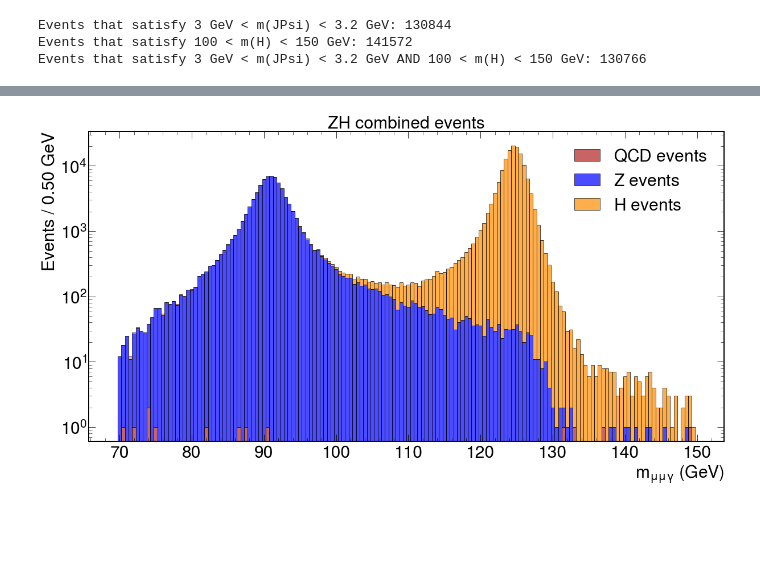
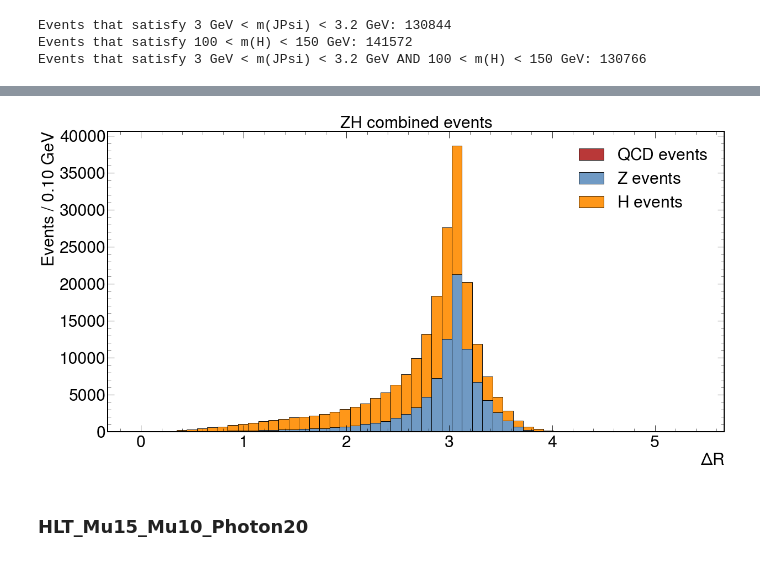
Before and after one commit to javivilladamigo/ResearchActivities, a Jupyter notebook: efficiencies.ipynb, the cells around one changed output, grey strips where cells are left out. Drawn from its saved outputs; the diff is of its cells as text; code cells hidden in the pictures; blank space fills up the shorter version.

Commit message:
added alternate triggers and merged cells

```diff
--- a/efficiencies.ipynb
+++ b/efficiencies.ipynb
@@ -11,4 +11,5 @@ import awkward as ak
 import matplotlib.pyplot as plt
 import mplhep as hep
 plt.style.use([hep.style.CMS])
+QCD_color, Z_color, H_color = ["firebrick", "#608fbe", "darkorange"]
 from coffea.nanoevents import NanoEventsFactory, NanoAODSchema
@@ -635,0 +712,6 @@ plt.savefig("plots/combinedEventsTest_JPsi.pdf")
+# %%
+thMuon1, thMuon2, thPhoton, triggerpath = 15., 10., 15., "HLT_Mu15_Mu10_Photon15"
+# %%
+QCD_mask_kin = (QCD_events.Muon1.pt > thMuon1) & (QCD_events.Muon2.pt > thMuon2) & (QCD_events.Photon1.pt > thPhoton)
+Z_mask_kin = (Z_events.Muon1.pt > thMuon1) & (Z_events.Muon2.pt > thMuon2) & (Z_events.Photon1.pt > thPhoton)
+H_mask_kin = (H_events.Muon1.pt > thMuon1) & (H_events.Muon2.pt > thMuon2) & (H_events.Photon1.pt > thPhoton)
@@ -636,42 +790,44 @@ plt.savefig("plots/combinedEventsTest_JPsi.pdf")
 # %%
-HorZ_QCD = QCD_events.HorZ[QCD_mask_kin_HLT]
-HorZ_Z = Z_events.HorZ[Z_mask_kin_HLT]
-HorZ_H = H_events.HorZ[H_mask_kin_HLT]
+HorZ_QCD = QCD_events.HorZ[QCD_mask_kin]
+HorZ_Z = Z_events.HorZ[Z_mask_kin]
+HorZ_H = H_events.HorZ[H_mask_kin]
 # %%
-_min = 70.
-_max = 150. # max(ak.max(JPsi_QCD.mass), ak.max(JPsi_Z.mass), ak.max(JPsi_H.mass))
-width = .5 # GeV
+_min = 0
+_max = max(ak.max(HorZ_QCD.dR), ak.max(HorZ_Z.dR), ak.max(HorZ_H.dR))
+width = .1 # GeV
 nbins = int(round((_max - _min) / width)) + 1
 xbins = np.linspace(_min, _max, nbins)
 
-_HorZ_mass_QCD =  ak.flatten(HorZ_QCD.mass[(HorZ_QCD.mass > _min) & (HorZ_QCD.mass < _max)], axis = None)
-_HorZ_mass_Z =  ak.flatten(HorZ_Z.mass[(HorZ_Z.mass > _min) & (HorZ_Z.mass < _max)], axis = None)
-_HorZ_mass_H =  ak.flatten(HorZ_H.mass[(HorZ_H.mass > _min) & (HorZ_H.mass < _max)], axis = None)
+_HorZ_dR_QCD =  ak.flatten(HorZ_QCD.dR[(HorZ_QCD.dR > _min) & (HorZ_QCD.dR < _max)], axis = None)
+_HorZ_dR_Z =  ak.flatten(HorZ_Z.dR[(HorZ_Z.dR > _min) & (HorZ_Z.dR < _max)], axis = None)
+_HorZ_dR_H =  ak.flatten(HorZ_H.dR[(HorZ_H.dR > _min) & (HorZ_H.dR < _max)], axis = None)
 
-_HorZ_mass = [ak.to_numpy(_HorZ_mass_QCD), ak.to_numpy(_HorZ_mass_Z), ak.to_numpy(_HorZ_mass_H)]
+_HorZ_dR = [ak.to_numpy(_HorZ_dR_QCD), ak.to_numpy(_HorZ_dR_Z), ak.to_numpy(_HorZ_dR_H)]
 labels = ["${\\rm QCD\ events}$", "${\\rm Z\ events}$", "${\\rm H\ events}$"]
-colors = ["firebrick", "blue", "darkorange"]
+colors = [QCD_color, Z_color, H_color]
 
 fig, ax = plt.subplots(figsize=(20, 10))
 h, bins, _ = ax.hist(
-    _HorZ_mass,
+    _HorZ_dR,
     bins = xbins,
     #histtype = "stepfilled",
     color = colors,
-    alpha = 0.7,
+    alpha = 0.9,
     edgecolor = "black",
     stacked = True,
     label = labels,
     align = "left"
 )
-ax.set_yscale("log")
+#ax.set_yscale("log")
 ax.tick_params(axis = 'both', which = 'major', labelsize = 30)
-ax.set_xlabel("$m_{\mu \mu \gamma}\ ({\\rm GeV})$", fontsize = 30)
+ax.set_xlabel("$\Delta R$", fontsize = 30)
 ax.set_ylabel("Events / %.2f GeV" % width, fontsize = 30)
 #ax.set_xlim(_min, _max)
 #ax.set_ylim(0, 12)
 ax.legend(loc = "best", fontsize = 30)
 ax.set_title("ZH combined events", fontsize = 30)
 plt.savefig("plots/combinedEventsTest_ZH.pdf")
 # %% [output]
-[figure, old version]
+[figure, new version]
+# %% [markdown]
+### HLT_Mu15_Mu10_Photon20
```
Also changed, not shown: parts of 89 cells of this notebook.
